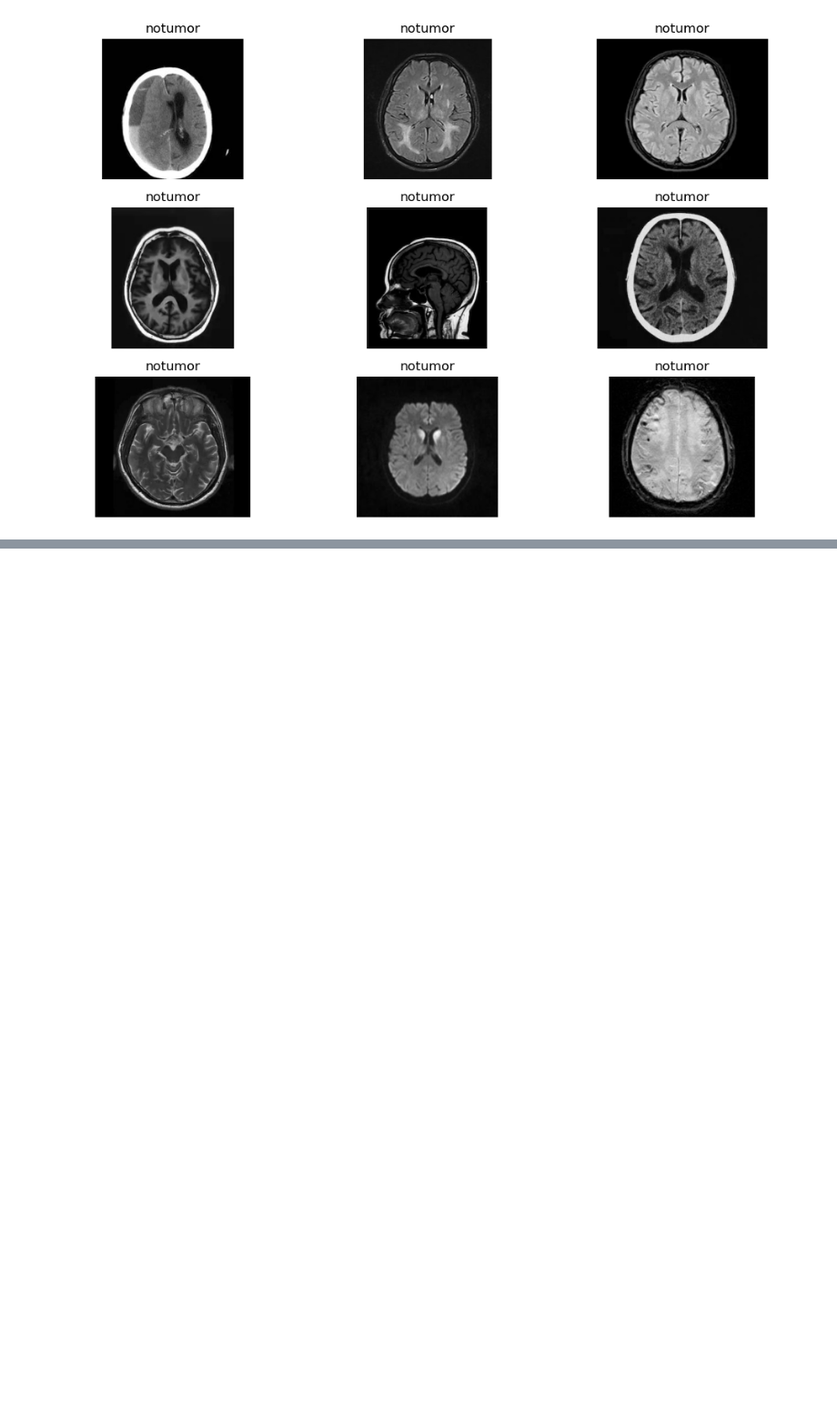
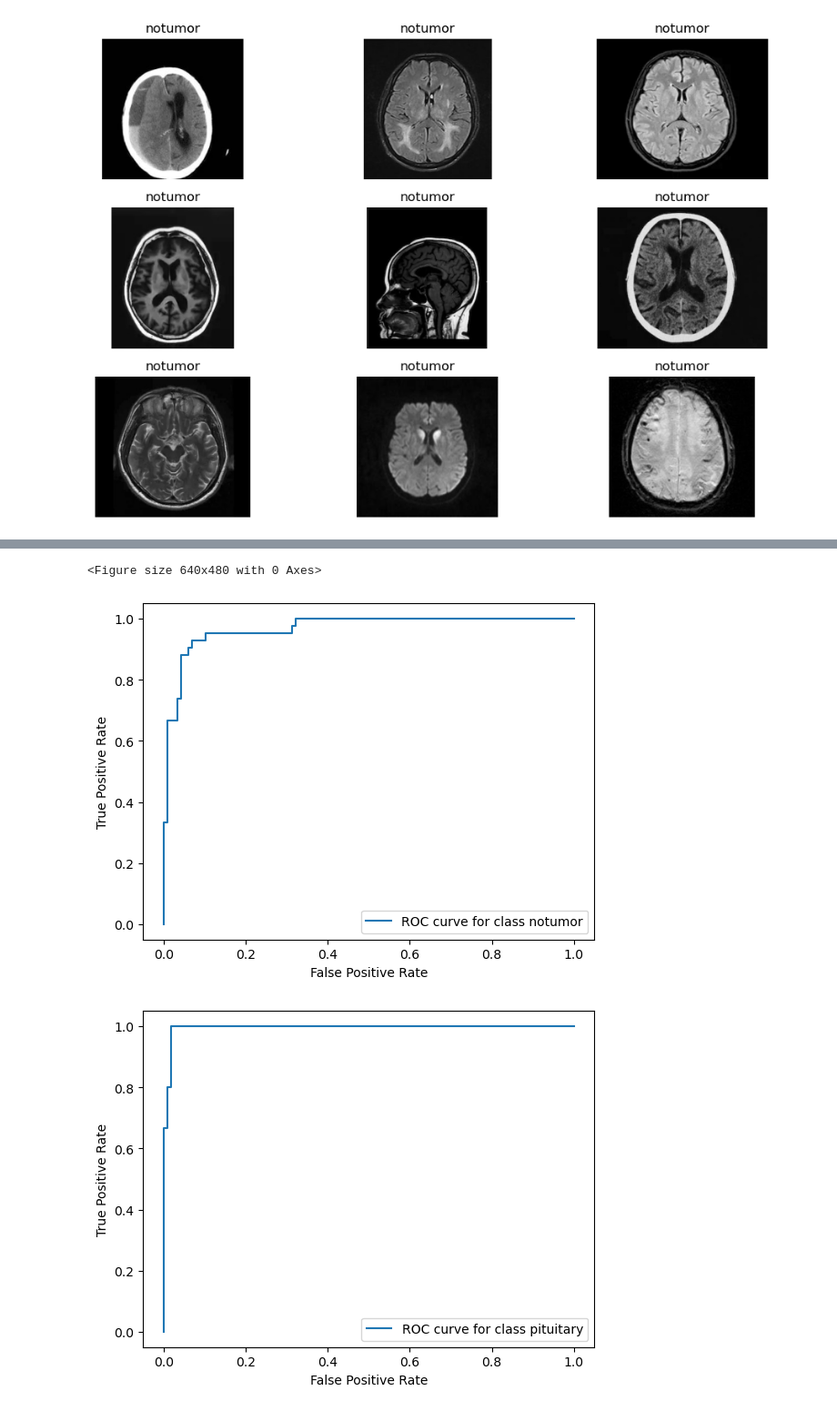
Before and after one commit to alex-kh465/ML_labs, a Jupyter notebook: Lab9/2448507_lab9.ipynb, the cells around one changed output, grey strips where cells are left out. Shown at 91% size. Saved outputs shown, nothing was run; the diff lists cells and outputs as text; code cells hidden in the pictures; blank space fills up the shorter version.

```diff
--- a/Lab9/2448507_lab9.ipynb
+++ b/Lab9/2448507_lab9.ipynb
@@ -169,0 +193,27 @@ for i in os.listdir(path)[:9]:
+# %%
+y_scores = sv.predict_proba(xtest)
+# %%
+from sklearn.preprocessing import label_binarize
+# Binarize the labels for multi-class ROC
+y_bin = label_binarize(ytest, classes=list(classes.values()))
+n_classes = y_bin.shape[1]
+
+# Plot the ROC curve for each class
+plt.figure()
+for i in range(n_classes):
+    fpr, tpr, _ = roc_curve(y_bin[:, i], y_scores[:, i])
+    roc_auc = auc(fpr, tpr)
+    RocCurveDisplay(fpr=fpr, tpr=tpr, roc_auc=roc_auc).plot(label=f'ROC curve for class {list(classes.keys())[i]}')
+
+plt.plot([0, 1], [0, 1], color='red', linestyle='--')  # Diagonal line
+plt.xlim([0.0, 1.0])
+plt.ylim([0.0, 1.05])
+plt.xlabel('False Positive Rate')
+plt.ylabel('True Positive Rate')
+plt.title('Receiver Operating Characteristic (ROC) Curves for Tumor Dataset')
+plt.legend(loc='lower right')
+plt.show()
+# %% [output]
+<Figure size 640x480 with 0 Axes>
+[figure, added]
+[figure, added]
```
Also changed, not shown: parts of 15 cells of this notebook.
